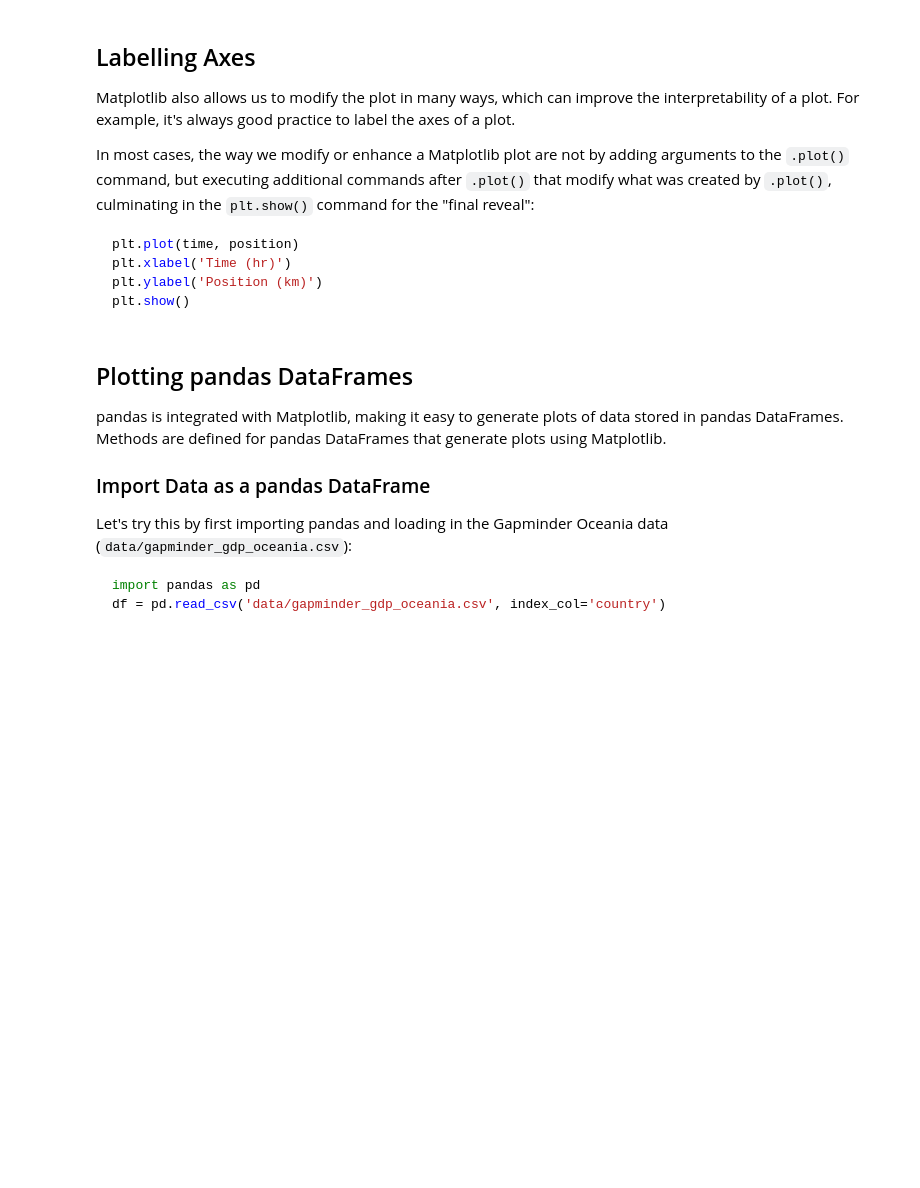
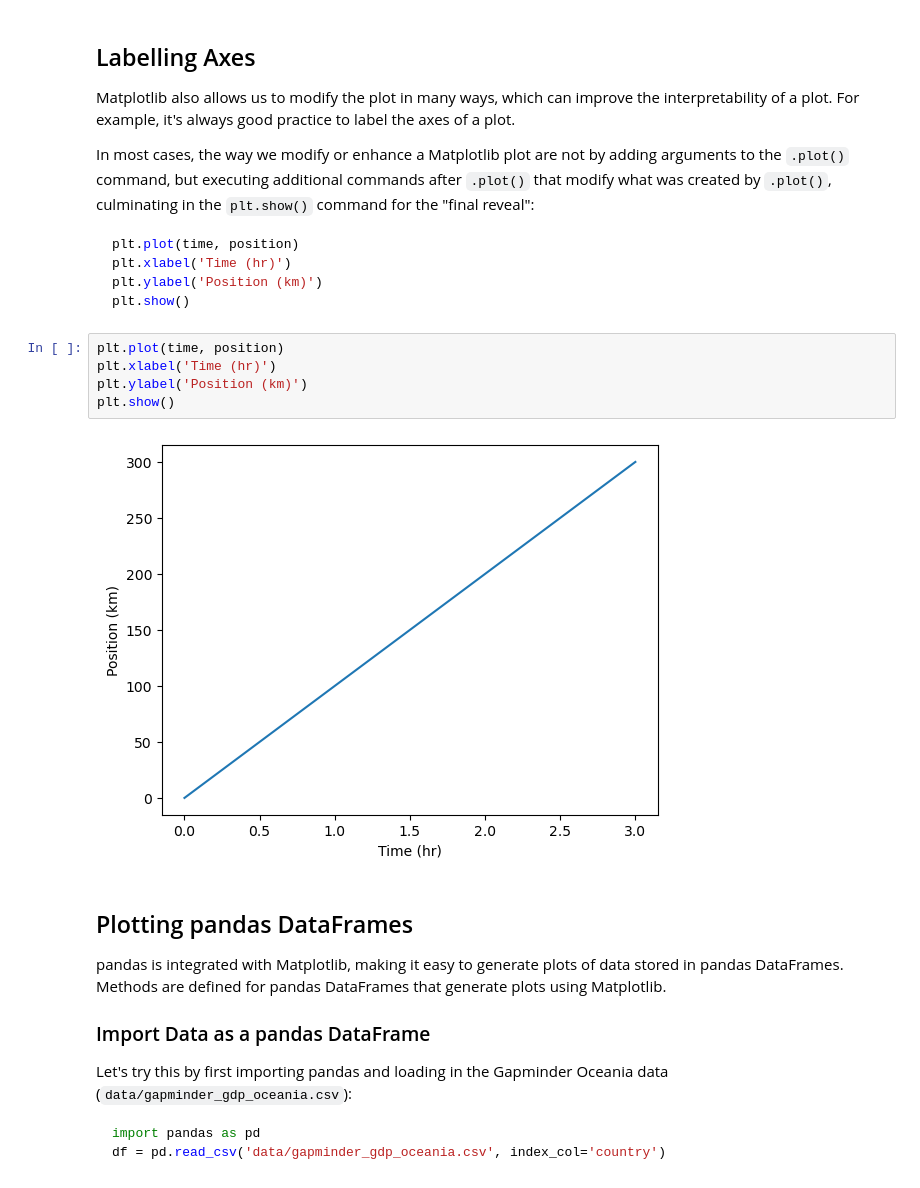
Before and after one commit to Micquoy13/Visualizing-Data, a Jupyter notebook: 1 - plotting.ipynb, the cells around one changed output. Drawn from its saved outputs; the diff is of its cells as text; blank space fills up the shorter version.

```diff
--- a/1 - plotting.ipynb
+++ b/1 - plotting.ipynb
@@ -69,6 +82,13 @@ plt.xlabel('Time (hr)')
 plt.ylabel('Position (km)')
 plt.show()
 ~~~
+# %%
+plt.plot(time, position)
+plt.xlabel('Time (hr)')
+plt.ylabel('Position (km)')
+plt.show()
+# %% [output]
+[figure, added]
 # %% [markdown]
 ## Plotting pandas DataFrames
 
```
Also changed, not shown: parts of 21 cells of this notebook, 1 other file.
